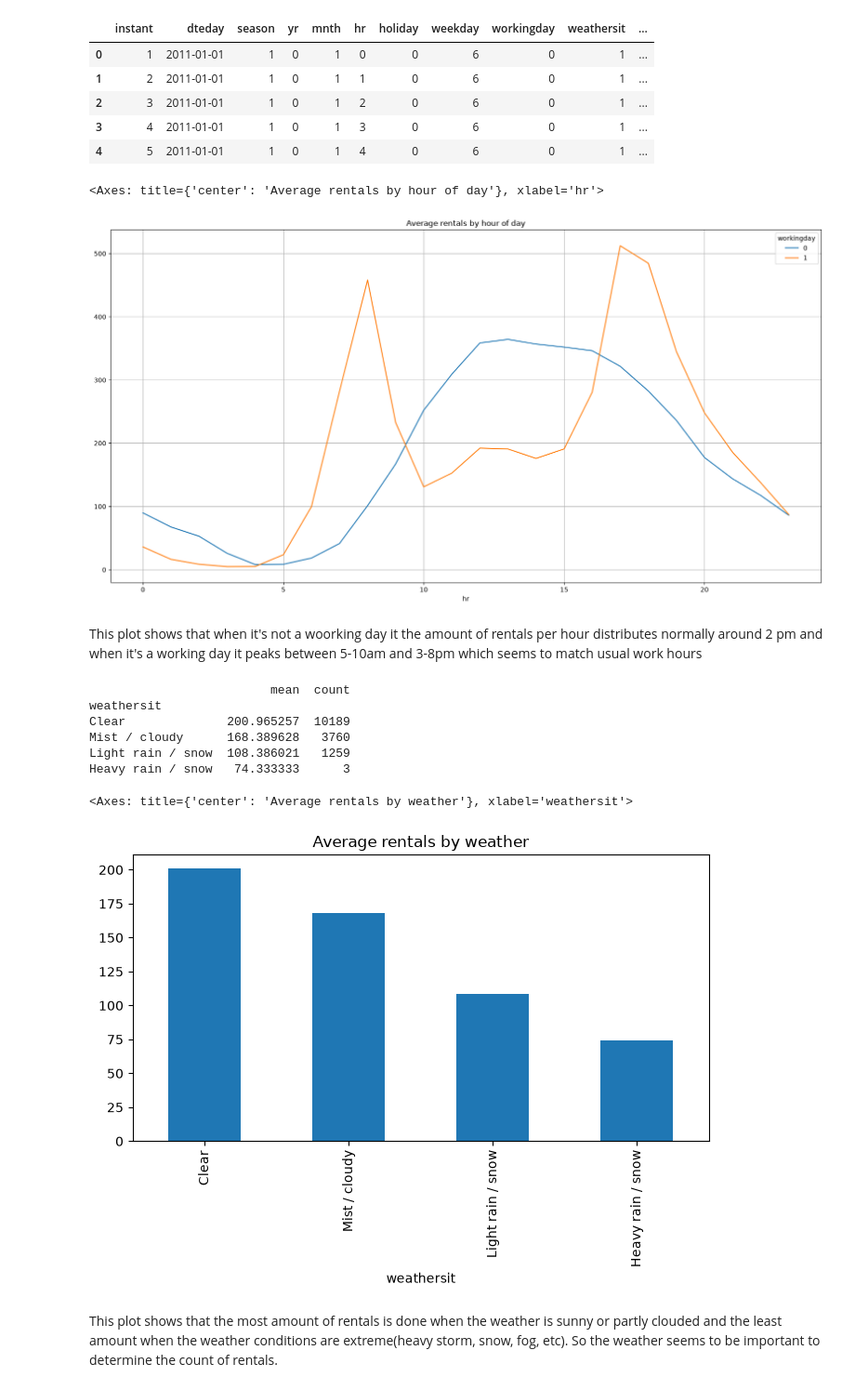
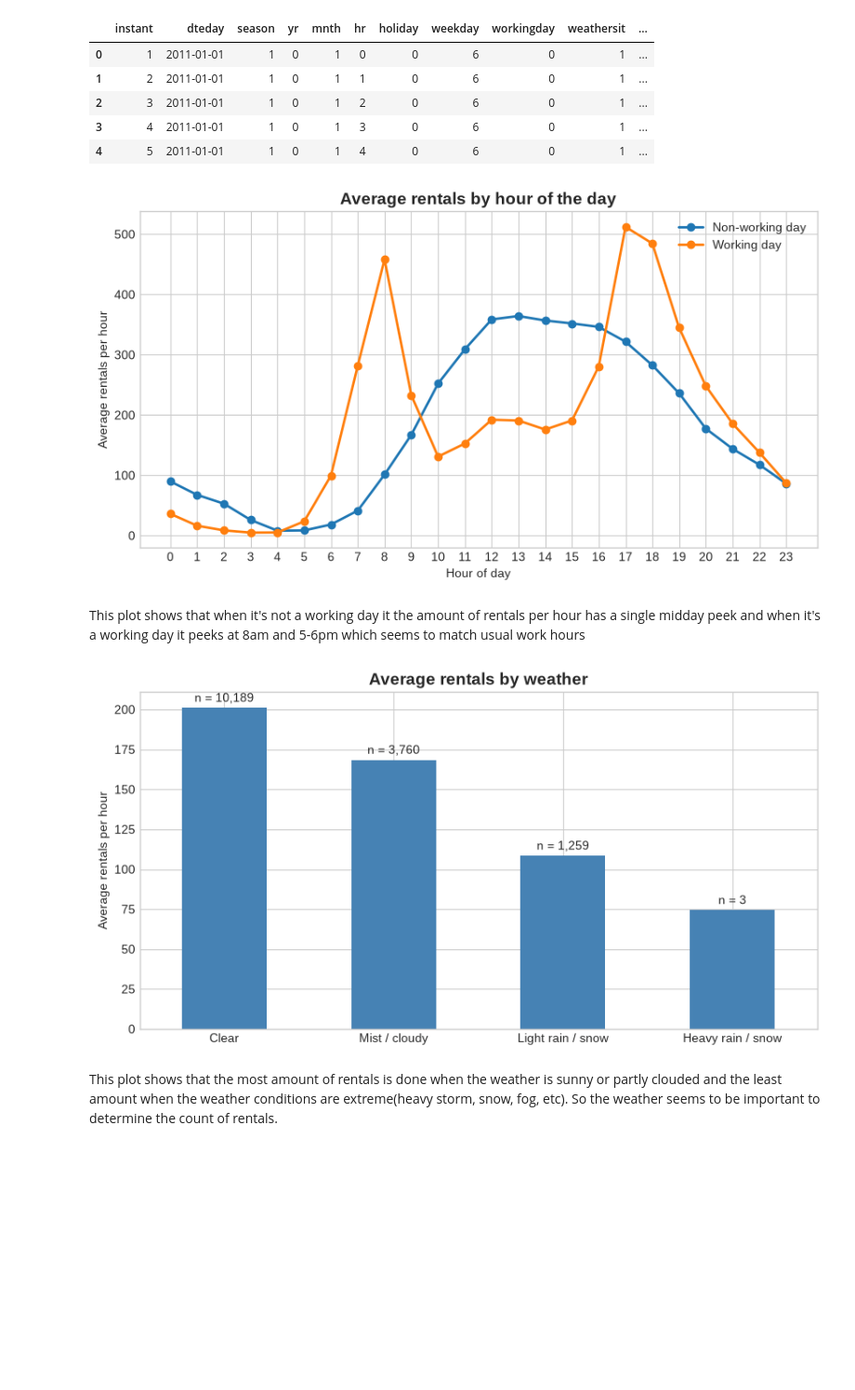
Before and after one commit to jmartinlusso/ml-sprint, a Jupyter notebook: practice/day02/bike.ipynb, the cells around one changed output. Shown at 93% size. Cells and saved outputs as stored; diff of their text form; code cells hidden in the pictures; blank space fills up the shorter version.

```diff
--- a/practice/day02/bike.ipynb
+++ b/practice/day02/bike.ipynb
@@ -16,8 +23,12 @@ d- A dumb baseline would be predicting the average cnt for every hour of the day
 ### Loading the data
 # %%
 import pandas as pd
+import matplotlib.pyplot as plt
 
-df = pd.read_csv("../../data/hour.csv")
+plt.style.use("seaborn-v0_8-whitegrid")
+plt.rcParams.update({"figure.figsize": (10, 5), "axes.titlesize": 14, "axes.titleweight": "bold"})
+
+df = pd.read_csv("../../data/hour.csv", parse_dates=["dteday"])
 # %%
 df.head()
 # %% [output]
@@ -56,2 +60,0 @@ Timestamp('2011-01-01 00:00:00')
-# %%
-df["dteday"] = pd.to_datetime(df["dteday"])
@@ -80,8 +63,10 @@ memory usage: 2.3 MB
 # %% [markdown]
 A random split wouldn't be a good idea in this case, because the amount of rentals doesn't vary much from hour to hour(making the generalization error rather optimistic). So it would make it very easy for the model to predict an hour's rental amounts if the hours around it are in the training set. Another reason is because of data drift, we want to test on the most up to date information since it's going to be used to make predictions in the near future.
 # %%
-df_train = df[(df["dteday"].dt.month < 10 )| (df["dteday"].dt.year != df["dteday"].dt.year.max())]
-df_test = df[(df["dteday"].dt.month >= 10) & (df["dteday"].dt.year == df["dteday"].dt.year.max())]
+TEST_START = pd.Timestamp("2012-10-01")
+df_train = df[df["dteday"] < TEST_START]
+df_test = df[df["dteday"] >= TEST_START]
+assert ((len(df_train) + len(df_test)) == len(df))
 # %% [markdown]
 ### Visualization
 # %%
@@ -94,30 +79,32 @@ df_train.head()
 | 3 | 4 | 2011-01-01 | 1 | 0 | 1 | 3 | 0 | 6 | 0 | 1 | ... |
 | 4 | 5 | 2011-01-01 | 1 | 0 | 1 | 4 | 0 | 6 | 0 | 1 | ... |
 # %%
-df_train_cnt_per_hour = df_train.groupby(["hr", "workingday"])["cnt"].mean().unstack()
-df_train_cnt_per_hour.plot(kind='line', figsize=(10,5), title="Average rentals by hour of day", grid=True)
+by_hour = (
+    df_train.groupby(["hr", "workingday"])["cnt"].mean()
+    .unstack()
+    .rename(columns={0: "Non-working day", 1: "Working day"})
+)
+
+ax = by_hour.plot(marker="o", linewidth=2)
+ax.set(title="Average rentals by hour of the day", xlabel="Hour of day",
+       ylabel="Average rentals per hour", xticks=range(24))
+ax.legend(title=None)
+plt.show()
 # %% [output]
-<Axes: title={'center': 'Average rentals by hour of day'}, xlabel='hr'>
-[figure, old version]
+[figure, new version]
 # %% [markdown]
-This plot shows that when it's not a woorking day it the amount of rentals per hour distributes normally around 2 pm and when it's a working day it peaks between 5-10am and 3-8pm which seems to match usual work hours
+This plot shows that when it's not a working day it the amount of rentals per hour has a single midday peek and when it's a working day it peeks at 8am and 5-6pm which seems to match usual work hours
 # %%
-weather_labels = {1: "Clear", 2: "Mist / cloudy", 3: "Light rain / snow", 4: "Heavy rain / snow"}
+WEATHER_LABELS = {1: "Clear", 2: "Mist / cloudy", 3: "Light rain / snow", 4: "Heavy rain / snow"}
 
-weather = df_train.groupby("weathersit")["cnt"].agg(["mean", "count"])
-weather.index = weather.index.map(weather_labels)
-print(weather)
+weather = df_train.groupby("weathersit")["cnt"].agg(["mean", "count"]).rename(index=WEATHER_LABELS)
 
-weather["mean"].plot(kind="bar", figsize=(8, 4), title="Average rentals by weather")
+ax = weather["mean"].plot(kind="bar", rot=0, color="steelblue")
+ax.set(title="Average rentals by weather", xlabel=None, ylabel="Average rentals per hour")
+ax.bar_label(ax.containers[0], labels=[f"n = {n:,}" for n in weather["count"]], padding=3)
+plt.show()
 # %% [output]
-                         mean  count
-weathersit
-Clear              200.965257  10189
-Mist / cloudy      168.389628   3760
-Light rain / snow  108.386021   1259
-Heavy rain / snow   74.333333      3
-<Axes: title={'center': 'Average rentals by weather'}, xlabel='weathersit'>
-[figure, old version]
+[figure, new version]
 # %% [markdown]
 This plot shows that the most amount of rentals is done when the weather is sunny or partly clouded and the least amount when the weather conditions are extreme(heavy storm, snow, fog, etc). So the weather seems to be important to determine the count of rentals.
 # %%
```
Also changed, not shown: parts of 8 cells of this notebook.
